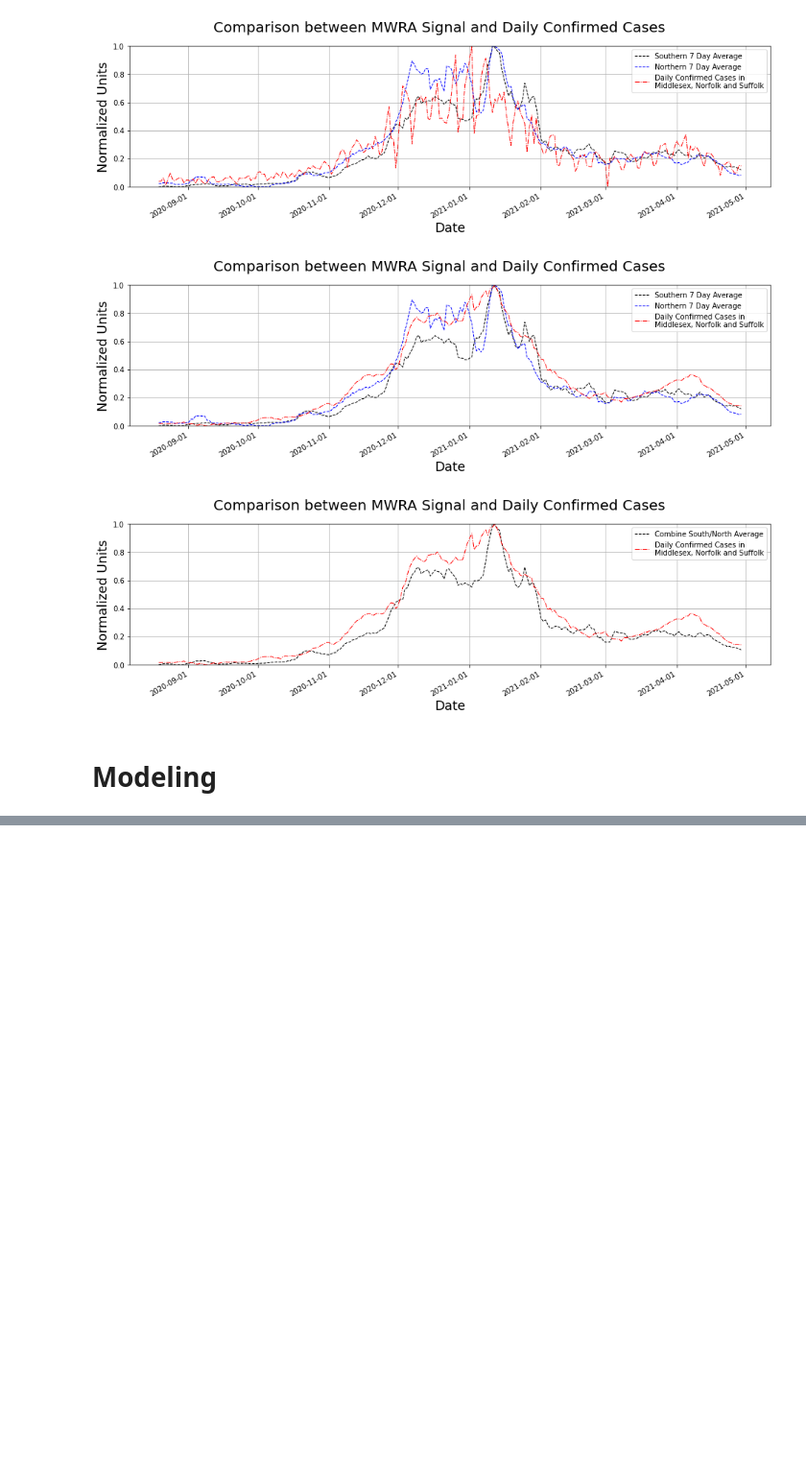
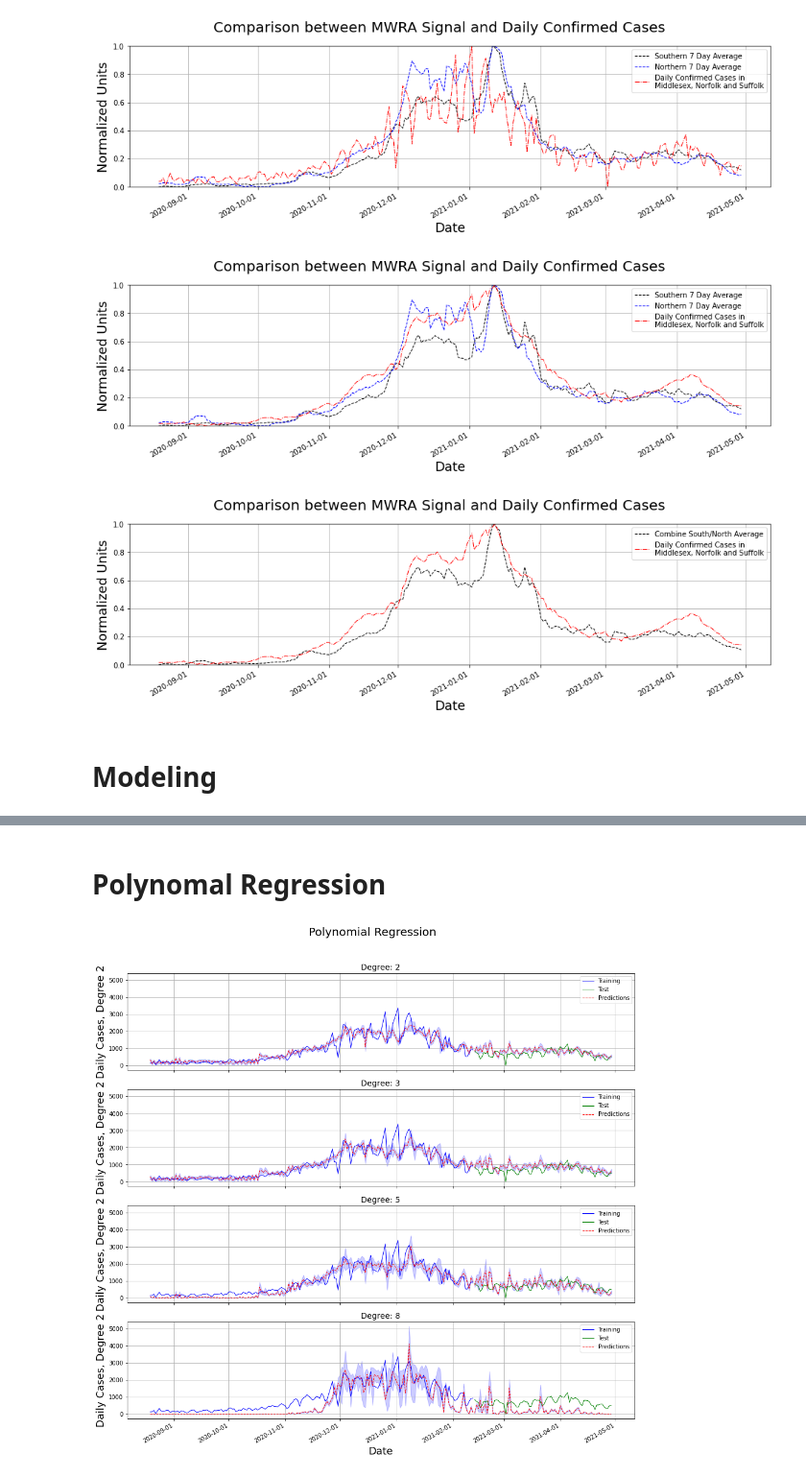
Before and after one commit to bhatiavr/cs109b-final-project-111, a Jupyter notebook: src/cs109b-wastewater-covid-forecasting.ipynb, the cells around one changed output, grey strips where cells are left out. Shown at 96% size. Drawn from its saved outputs; the diff is of its cells as text; code cells hidden in the pictures; blank space fills up the shorter version.

```diff
--- a/src/cs109b-wastewater-covid-forecasting.ipynb
+++ b/src/cs109b-wastewater-covid-forecasting.ipynb
@@ -505,0 +584,63 @@ fig.show()
+# %% [markdown]
+# Polynomal Regression
+# %%
+def generate_poly_features(x, degree):
+    poly = PolynomialFeatures(degree=degree)
+    xp = poly.fit_transform(x)
+    return xp
+
+def generate_polynomial_model(x, y, degree):
+    xp = generate_poly_features(x, degree)
+    return xp, sm.OLS(y, xp).fit()
+# %%
+#your code here
+poly_models = list()
+degrees = [2,3,5,8]
+
+# plot predictions and expected results
+fig, ax = plt.subplots(nrows = 4, ncols = 1, sharey=True, figsize=(16,16))
+ax = ax.flatten()
+
+X = df_train[['Southern Raw', 'Northern Raw']].astype('float')
+y = df_train['Cases'].astype('float')
+
+for i, (model, degree) in enumerate(zip(models, degrees)):
+
+    # Generate model
+    X_train , model = generate_polynomial_model(X, y, degree)
+
+    # Add model to list
+    poly_models.append(model)
+
+    # Generate x_test
+    X_test = generate_poly_features(df_test[['Southern Raw', 'Northern Raw']].astype('float'), degree)
+
+    # Generate predictions
+    train_preds = model.get_prediction(X_train).summary_frame()
+    test_preds = model.get_prediction(X_test).summary_frame()
+
+    ax[i].plot(df_train['Date'], train_y, 'b', linewidth = 1,  label="Training")
+    ax[i].plot(df_test['Date'], test_y, 'g', linewidth = 1,  label="Test")
+    ax[i].plot(df_train['Date'], train_preds['mean'], '--r', linewidth = 1)
+    ax[i].plot(df_test['Date'], test_preds['mean'], '--r', linewidth = 1,  label="Predictions")
+
+    # CI for the predection at each x value, i.e. the line itself
+    ax[i].fill_between(df_train['Date'], train_preds['mean_ci_lower'],
+                    train_preds['mean_ci_upper'], color='b', alpha=.2)
+
+    ax[i].fill_between(df_test['Date'], test_preds['mean_ci_lower'],
+                    test_preds['mean_ci_upper'], color='b', alpha=.2)
+
+    ax[i].grid(True)
+    ax[i].legend()
+    ax[i].xaxis.set_major_formatter(mdates.DateFormatter('%Y-%m-%d'))
+    ax[i].set_title(f'Degree: {degree}', fontsize=14)
+    ax[i].set_ylabel(f'Daily Cases', fontsize = 18)
+    ax[i].set_xlabel('Date', fontsize = 18)
+
+
+fig.autofmt_xdate()
+fig.suptitle('Polynomial Regression', fontsize=20, y=0.95)
+fig.show()
+# %% [output]
+[figure, added]
```
Also changed, not shown: parts of 9 cells of this notebook.
